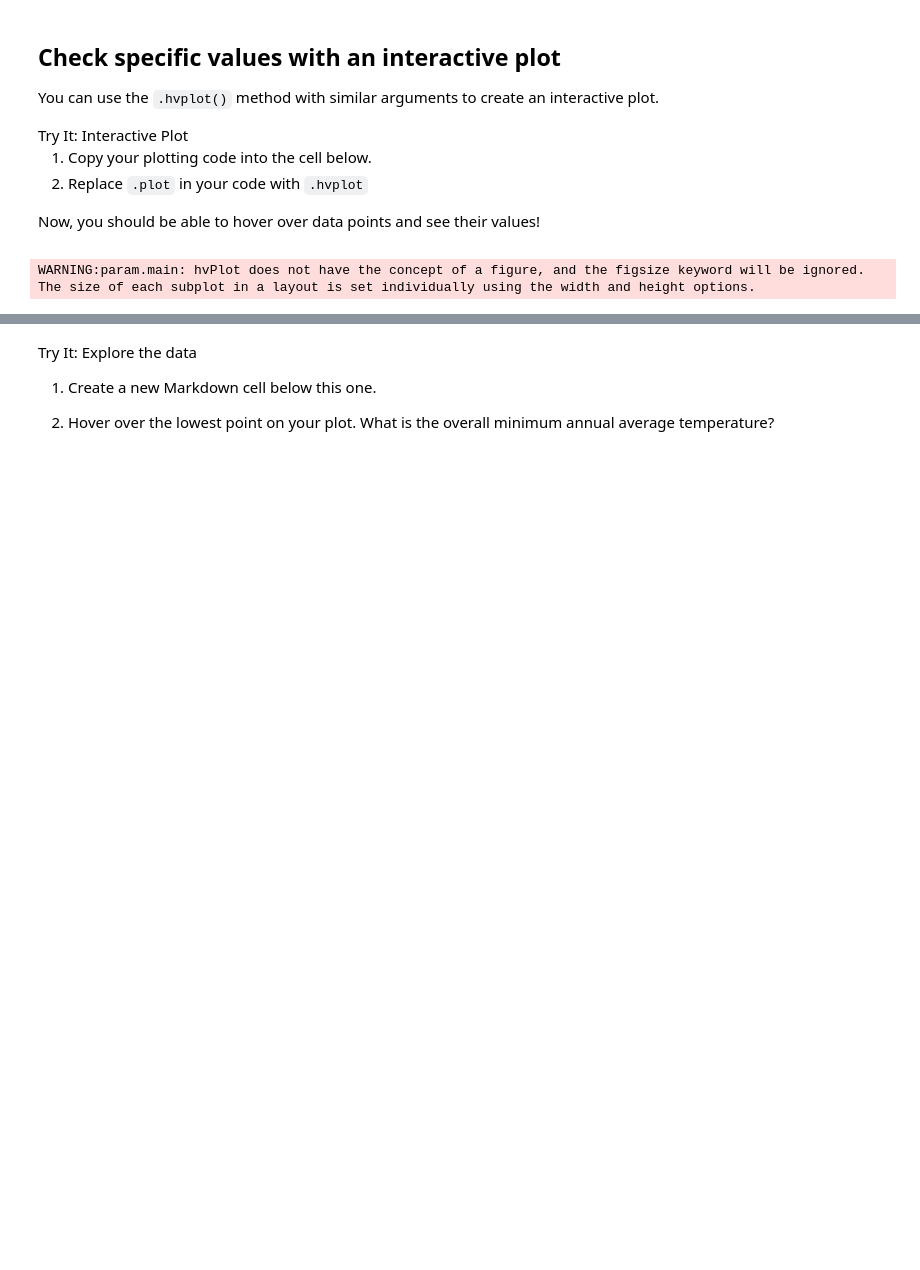
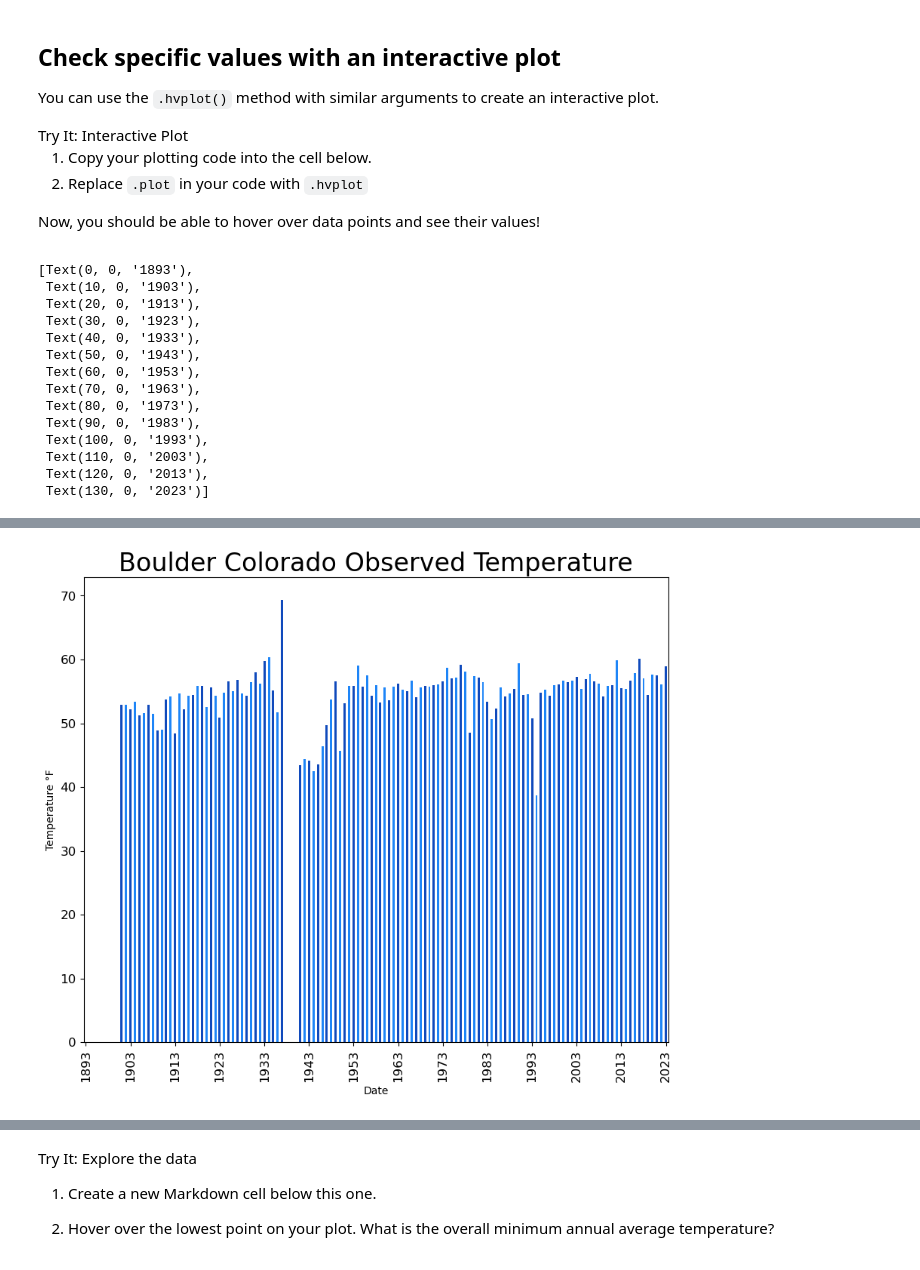
Before and after one commit to earthlab-education/climate-coding-challenge-gpb3037, a Jupyter notebook: Climate Coding Challenge, Part 4!.ipynb, the cells around one changed output, grey strips where cells are left out. Drawn from its saved outputs; the diff is of its cells as text; code cells hidden in the pictures; blank space fills up the shorter version.

```diff
--- a/Climate Coding Challenge, Part 4!.ipynb
+++ b/Climate Coding Challenge, Part 4!.ipynb
@@ -227,19 +258,52 @@ values!</p></div></div>
 # Plot the annual data interactively
 # Plot the annual data
 # basic exercise
-bco_ann_climate_df.hvplot(
-    y='C_temp',
-    title='Boulder Colorado Observed Temperature',
-    xlabel='Date',
-    ylabel='Temperature °C')
+#bco_ann_climate_df.hvplot(
+#    y='TOBS_C',
+#    title='Boulder Colorado Observed Temperature',
+#    xlabel='Date',
+ #   ylabel='Temperature °C',)
 
 # formatting exercise take away legend change size
-bco_ann_climate_df.hvplot(
+#bco_ann_climate_df.hvplot.area(
+#    y='Temp_F',
+#    title='Boulder Colorado Observed Temperature',
+#    xlabel='Date',
+#    ylabel='Temperature °F',
+#    height=500, width=800,
+#
+#    legend=False)
+
+# Plot the data
+ax = bco_ann_climate_df.plot.bar(
     y='Temp_F',
     title='Boulder Colorado Observed Temperature',
     xlabel='Date',
     ylabel='Temperature °F',
     figsize=(10,8),
-    legend=False)
+    fontsize=12,
+    color=["#104abc", "#1e85f7"],
+    legend=False
+)
+
+# Change the title to 24-point size
+ax.set_title('Boulder Colorado Observed Temperature', fontsize=24)
+
+# Show every 10 years on the x-axis
+ax.set_xticks(range(0, len(bco_ann_climate_df), 10))
+ax.set_xticklabels(bco_ann_climate_df.index[::10].strftime('%Y'))
 # %% [output]
-WARNING:param.main: hvPlot does not have the concept of a figure, and the figsize keyword will be ignored. The size of each subplot in a layout is set individually using the width and height options.
+[Text(0, 0, '1893'),
+ Text(10, 0, '1903'),
+ Text(20, 0, '1913'),
+ Text(30, 0, '1923'),
+ Text(40, 0, '1933'),
+ Text(50, 0, '1943'),
+ Text(60, 0, '1953'),
+ Text(70, 0, '1963'),
+ Text(80, 0, '1973'),
+ Text(90, 0, '1983'),
+ Text(100, 0, '1993'),
+ Text(110, 0, '2003'),
+ Text(120, 0, '2013'),
+ Text(130, 0, '2023')]
@@ -246,0 +310 @@ WARNING:param.main: hvPlot does not have the concept of a figure, and the figsiz
+[figure, added]
```
Also changed, not shown: parts of 6 cells of this notebook, 1 other file.
